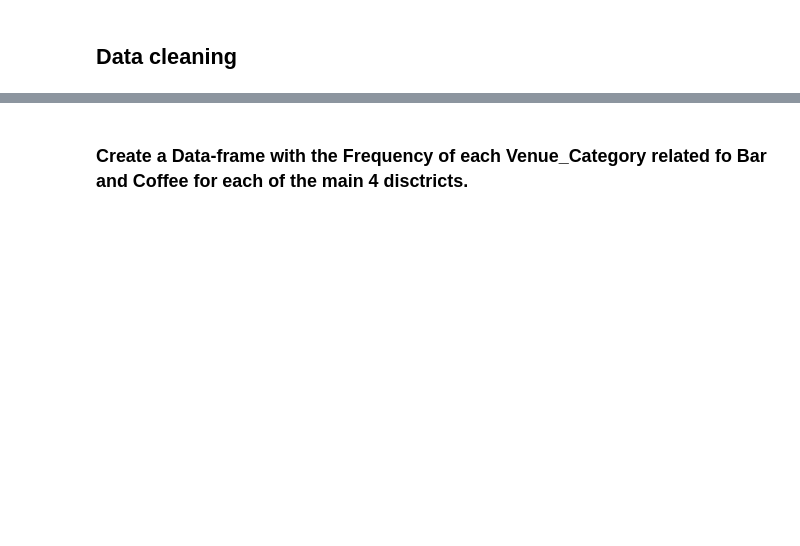
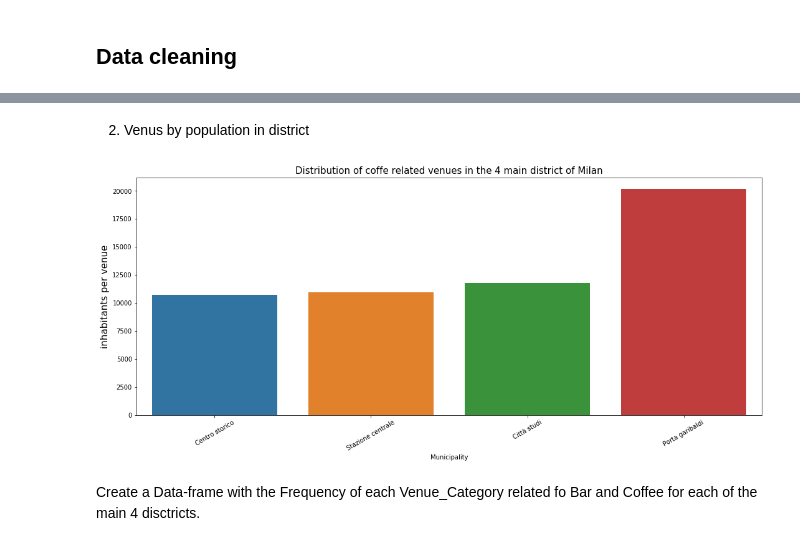
Before and after one commit to it40093/applied_data_science, a Jupyter notebook: 2. The Battle of Neighborhoods.ipynb, the cells around one changed output, grey strips where cells are left out. Drawn from its saved outputs; the diff is of its cells as text; code cells hidden in the pictures; blank space fills up the shorter version.

```diff
--- a/2. The Battle of Neighborhoods.ipynb
+++ b/2. The Battle of Neighborhoods.ipynb
@@ -491,5 +507,19 @@ plt.show()
+# %% [markdown]
+2. Venus by population in district
+# %%
+import seaborn as sns
+fig = plt.figure(figsize=(18,7))
+s=sns.barplot(x="Name", y="avgpop", data=df_4mun)
+s.set_xticklabels(s.get_xticklabels(), rotation=30)
+plt.title('Distribution of coffe related venues in the 4 main district of Milan', fontsize=15)
+plt.xlabel('Municipality')
+plt.ylabel ('inhabitants per venue', fontsize=15)
+plt.savefig("Most_Freq_Venues.png", dpi=300)
+plt.show()
+# %% [output]
+[figure, added]
 # %% [markdown]
-### Create a Data-frame with the Frequency of each Venue_Category related fo Bar and Coffee for each of the main 4 disctricts.
+Create a Data-frame with the Frequency of each Venue_Category related fo Bar and Coffee for each of the main 4 disctricts.
 # %%
 # create a dataframe of top 10 categories
 Milan4_Venues_Top = Milan_Cafe[['District','Venue_Category']]
```
Also changed, not shown: parts of 15 cells of this notebook.
